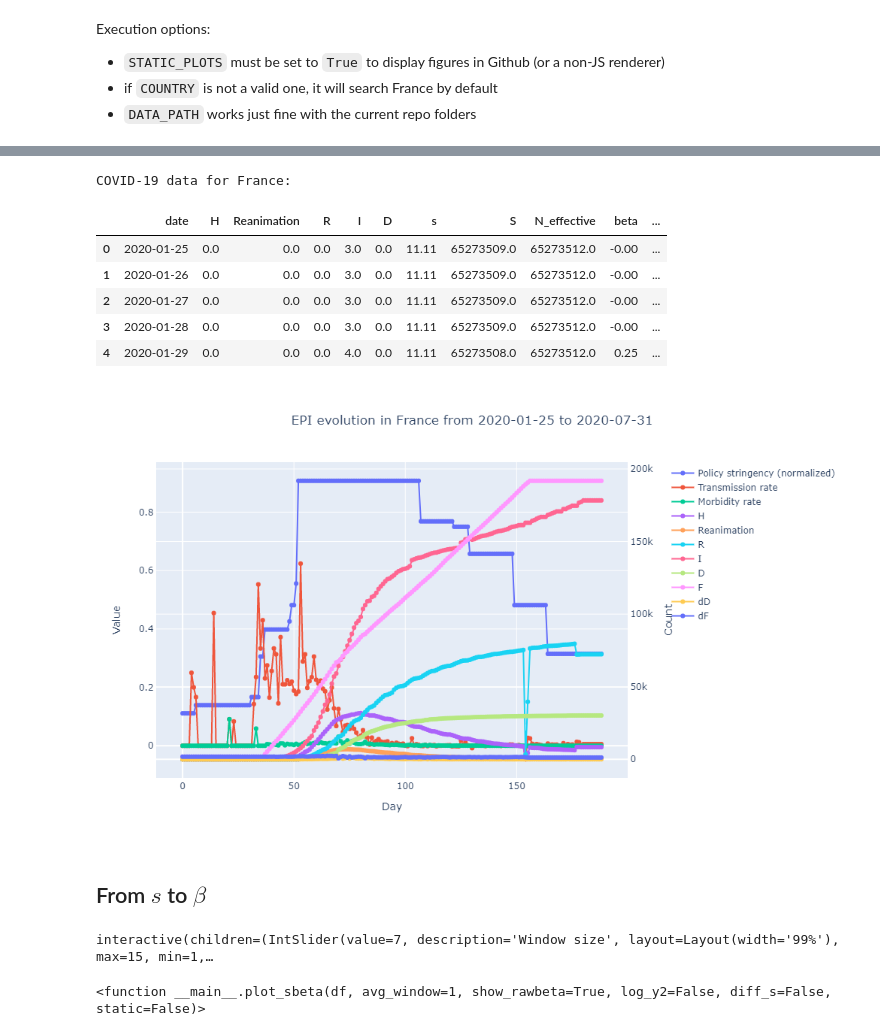
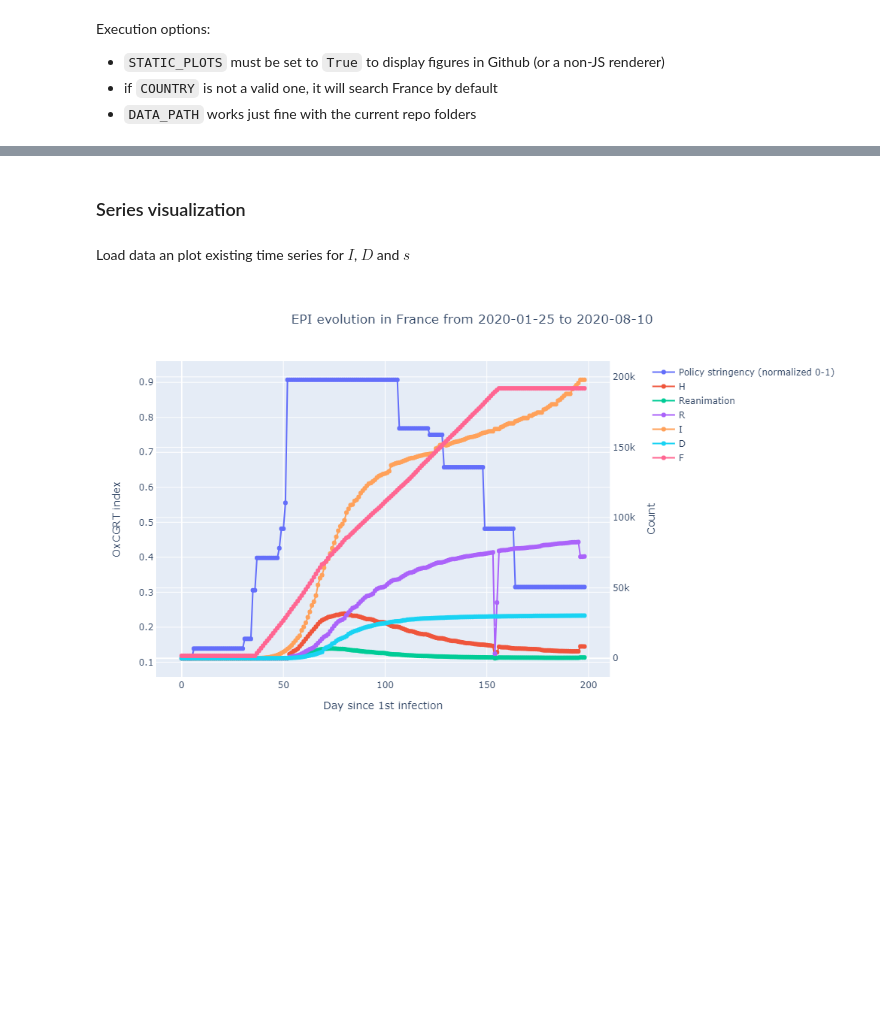
Before and after one commit to cepedus/COVID19-Risk-Mitigation, a Jupyter notebook: EPI_fitter.ipynb, the cells around one changed output, grey strips where cells are left out. Saved outputs shown, nothing was run; the diff lists cells and outputs as text; code cells hidden in the pictures; blank space fills up the shorter version.

```diff
--- a/EPI_fitter.ipynb
+++ b/EPI_fitter.ipynb
@@ -291,49 +538,32 @@ Available files:
         ./data/clean/EPI\total_deaths_10juillet2020.csv
+# %% [markdown]
+### Series visualization
+# %% [markdown]
+Load data an plot existing time series for $I$, $D$ and $s$
 # %%
 EPI_data, country_attrs = country_covid(COUNTRY, owid_file, hosp_file)
 # Add daily deaths data if available
 if DEATHS_FILE != '' and COUNTRY == 'France':
     deaths_data = pd.read_csv(DATA_PATH+'/'+DEATHS_FILE, sep=",",header=0)
     EPI_data = EPI_data.merge(deaths_data, on='date', how='outer')
     # Compute collateral deaths
     EPI_data['F'] = EPI_data['D_total'] - EPI_data['D']
     EPI_data.drop(['D_total'], axis=1, inplace=True)
-    EPI_data['dD'] = EPI_data['D'].diff()
-    EPI_data['dF'] = EPI_data['F'].diff()
+#     EPI_data['dD'] = EPI_data['D'].diff()
+#     EPI_data['dF'] = EPI_data['F'].diff()
     EPI_data.ffill(axis=0, inplace=True)
     EPI_data.bfill(axis=0, inplace=True)
 
 
-print(f'COVID-19 data for {COUNTRY}:')
-EPI_data.head()
+plotcols = [c for c in EPI_data.columns if c not in ['date', 's', 'N_effective', 'S']]
+plot_dualaxis(len(EPI_data),
+              [EPI_data[c]/(1 + 99*int(c == 's')) for c in ['s']],
+              [EPI_data[c] for c in plotcols],
+              ['Policy stringency (normalized 0-1)', 'OxCGRT index'],
+              plotcols + ['Count'],
+              f'EPI evolution in {COUNTRY} from {EPI_data.date[0]} to {EPI_data.date[len(EPI_data)-1]}',
+              log_y2=False,
+              static=STATIC_PLOTS,
+              xtitle='Day since 1st infection')
 # %% [output]
-COVID-19 data for France:
-|  | date | H | Reanimation | R | I | D | s | S | N_effective | beta | ... |
-| 0 | 2020-01-25 | 0.0 | 0.0 | 0.0 | 3.0 | 0.0 | 11.11 | 65273509.0 | 65273512.0 | -0.00 | ... |
-| 1 | 2020-01-26 | 0.0 | 0.0 | 0.0 | 3.0 | 0.0 | 11.11 | 65273509.0 | 65273512.0 | -0.00 | ... |
-| 2 | 2020-01-27 | 0.0 | 0.0 | 0.0 | 3.0 | 0.0 | 11.11 | 65273509.0 | 65273512.0 | -0.00 | ... |
-| 3 | 2020-01-28 | 0.0 | 0.0 | 0.0 | 3.0 | 0.0 | 11.11 | 65273509.0 | 65273512.0 | -0.00 | ... |
-| 4 | 2020-01-29 | 0.0 | 0.0 | 0.0 | 4.0 | 0.0 | 11.11 | 65273508.0 | 65273512.0 | 0.25 | ... |
+[figure, added]
-# %%
-plotcols = [c for c in EPI_data.columns if c not in ['date', 's', 'N_effective', 'beta', 'mu', 'S']]
-plot_dualaxis(len(EPI_data),
-              [EPI_data[c]/(1 + 99*int(c == 's')) for c in ['s', 'beta', 'mu']],
-              [EPI_data[c] for c in plotcols],
-              ['Policy stringency (normalized)', 'Transmission rate', 'Morbidity rate', 'Value'],
-              plotcols + ['Count'],
-              f'EPI evolution in {COUNTRY} from {EPI_data.date[0]} to {EPI_data.date[len(EPI_data)-1]}',
-              log_y2=False,
-              static=STATIC_PLOTS)
-# %% [output]
-[figure, removed]
-# %% [markdown]
-## From $s$ to $\beta$
-# %%
-interact(plot_sbeta,
-        df=fixed(EPI_data),
-        avg_window=IntSlider(min=1, max=15, step=1, value=7, description='Window size', style=style, layout=slider_layout),
-        show_rawbeta=Checkbox(value=False, description='Show beta(N, D, S, I)'),
-        static=fixed(STATIC_PLOTS))
-# %% [output]
-interactive(children=(IntSlider(value=7, description='Window size', layout=Layout(width='99%'), max=15, min=1,…
-<function __main__.plot_sbeta(df, avg_window=1, show_rawbeta=True, log_y2=False, diff_s=False, static=False)>
```
Also changed, not shown: parts of 39 cells of this notebook, 27 other files.
